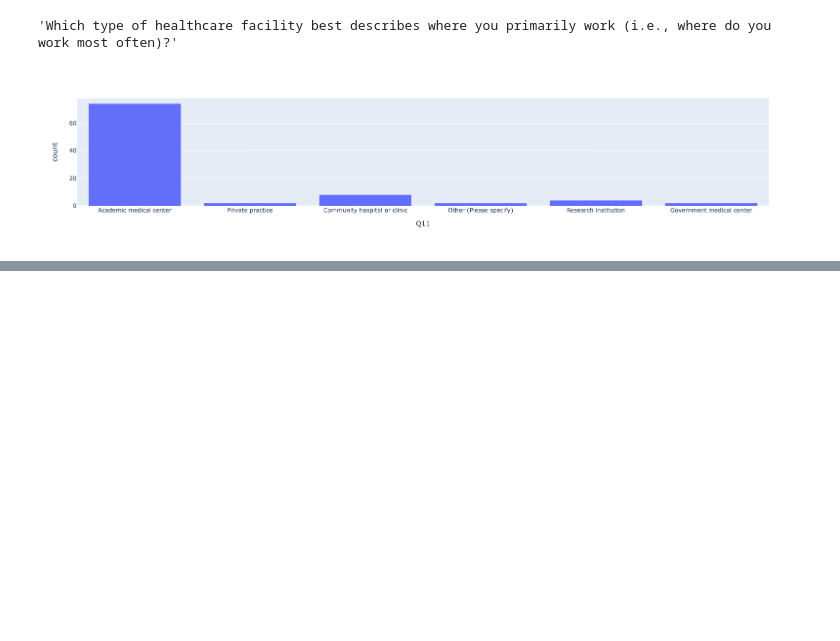
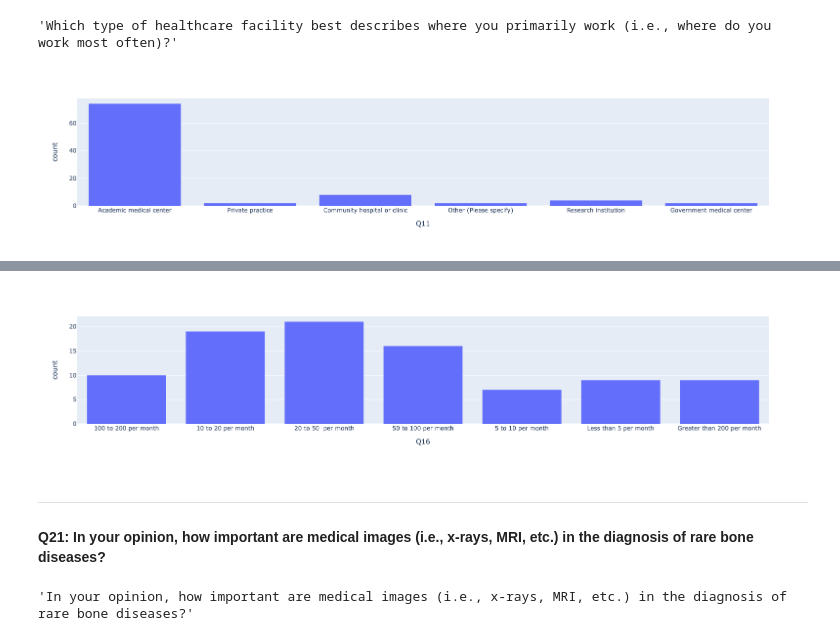
Before and after one commit to behjava/Bone2Gene_Survey, a Jupyter notebook: B2G_Survey_Analysis.ipynb, the cells around one changed output, grey strips where cells are left out. Cells and saved outputs as stored; diff of their text form; code cells hidden in the pictures; blank space fills up the shorter version.

```diff
--- a/B2G_Survey_Analysis.ipynb
+++ b/B2G_Survey_Analysis.ipynb
@@ -180,0 +218,12 @@ fig.show()
+# %%
+fig = px.histogram(data, x='Q16')
+fig.show()
+# %% [output]
+[figure, added]
+# %% [markdown]
+***
+#### Q21: In your opinion, how important are medical images (i.e., x-rays, MRI, etc.) in the diagnosis of rare bone diseases?
+# %%
+header_question_dict['Q21']
+# %% [output]
+'In your opinion, how important are medical images (i.e., x-rays, MRI, etc.) in the diagnosis of rare bone diseases?'
```
Also changed, not shown: parts of 25 cells of this notebook.
